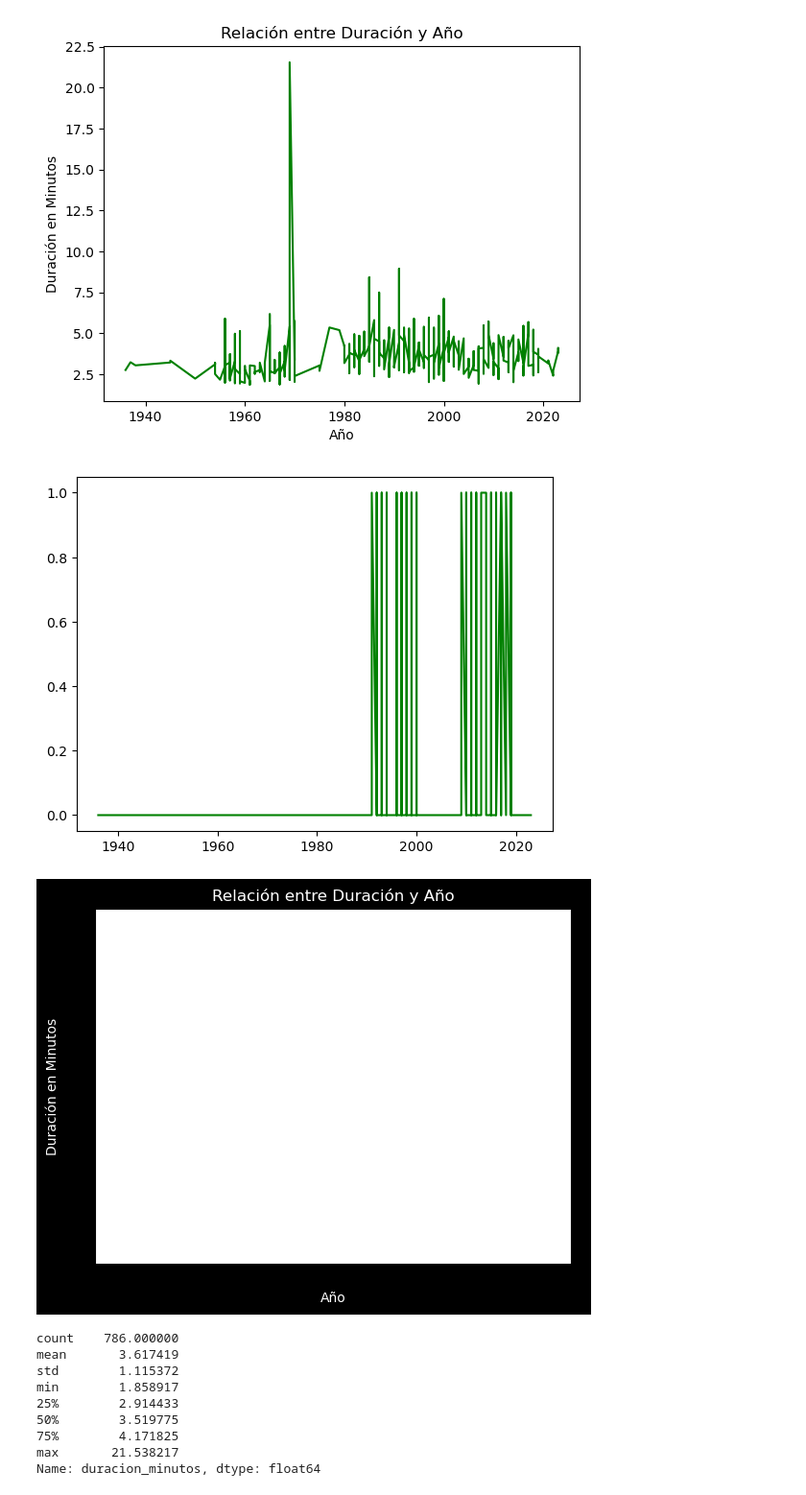
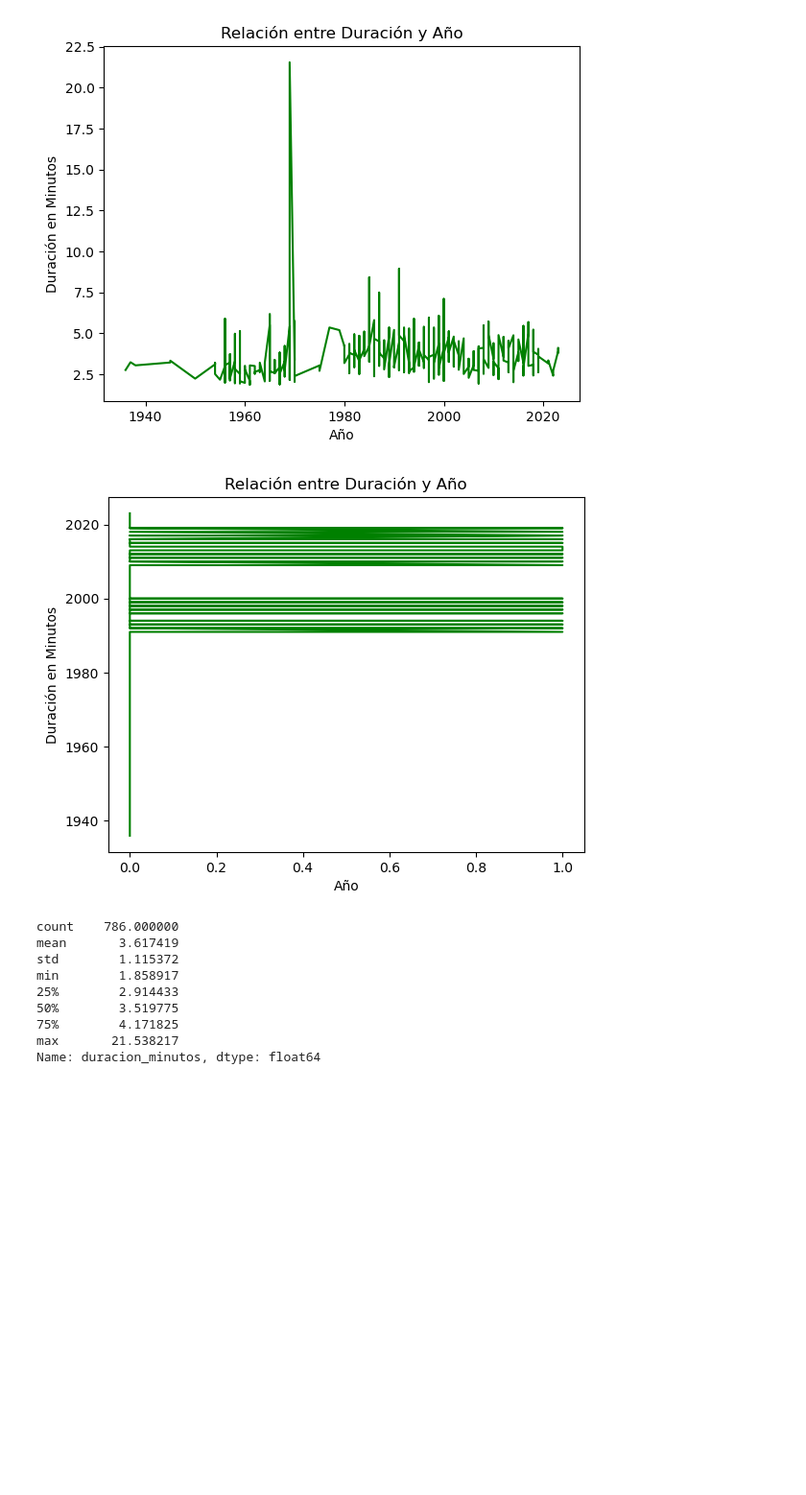
Before and after one commit to JCastillo1997/Rise-and-Fall-of-the-Genres, a Jupyter notebook: Raw_data/All_Data.ipynb, the cells around one changed output. Shown at 96% size. Saved outputs shown, nothing was run; the diff lists cells and outputs as text; code cells hidden in the pictures; blank space fills up the shorter version.

```diff
--- a/Raw_data/All_Data.ipynb
+++ b/Raw_data/All_Data.ipynb
@@ -61,18 +61,17 @@ plt.show()
 # %% [output]
 [figure]
 # %%
-plt.plot(df_total_2['año'], df_total_2['explicito'], color='green')
+plt.plot(df_total_2['explicito'], df_total_2['año'], color='green')
 
 
-plt.xlabel('Año',color='white')
-plt.ylabel('Duración en Minutos',color='white')
-plt.title('Relación entre Duración y Año',color='white')
+plt.xlabel('Año')
+plt.ylabel('Duración en Minutos')
+plt.title('Relación entre Duración y Año')
 
 
 plt.show()
 # %% [output]
-[figure, old version]
+[figure, new version]
-[figure, removed]
 # %%
 df_total_2.duracion_minutos.describe()
 # %% [output]
```
